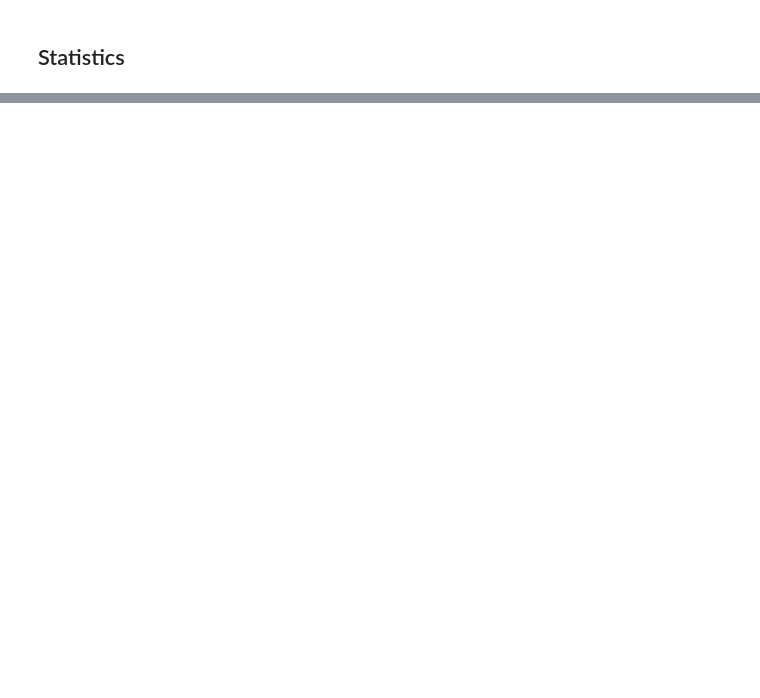
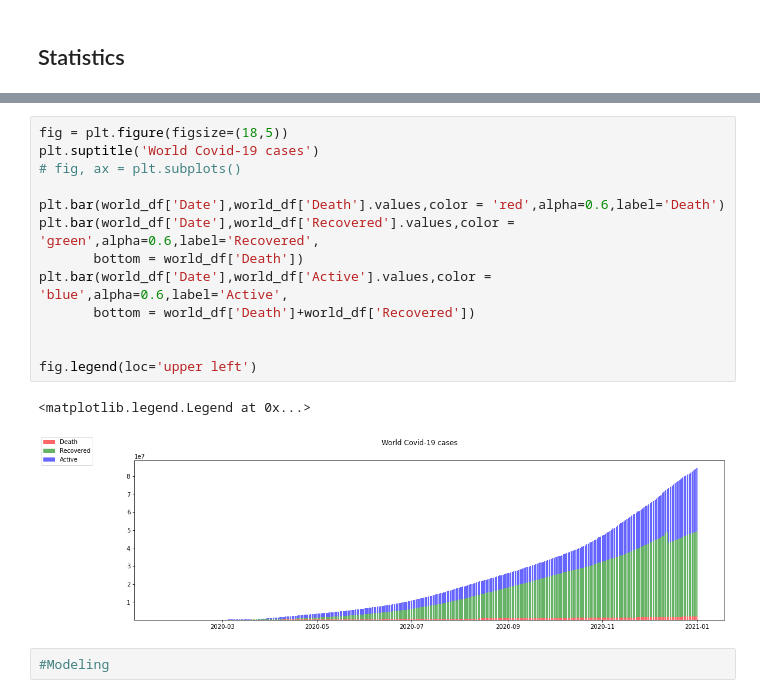
Before and after one commit to n-Faiz/WQD7006_ML_Covid19, a Jupyter notebook: Covid-19 Analysis & Machine learning.ipynb, the cells around one changed output, grey strips where cells are left out. Saved outputs shown, nothing was run; the diff lists cells and outputs as text; blank space fills up the shorter version.

```diff
--- a/Covid-19 Analysis & Machine learning.ipynb
+++ b/Covid-19 Analysis & Machine learning.ipynb
@@ -346,0 +488,18 @@ latest_df.sort_values(col,ascending = False).head(10)
+# %%
+fig = plt.figure(figsize=(18,5))
+plt.suptitle('World Covid-19 cases')
+# fig, ax = plt.subplots()
+
+plt.bar(world_df['Date'],world_df['Death'].values,color = 'red',alpha=0.6,label='Death')
+plt.bar(world_df['Date'],world_df['Recovered'].values,color = 'green',alpha=0.6,label='Recovered',
+       bottom = world_df['Death'])
+plt.bar(world_df['Date'],world_df['Active'].values,color = 'blue',alpha=0.6,label='Active',
+       bottom = world_df['Death']+world_df['Recovered'])
+
+
+fig.legend(loc='upper left')
+# %% [output]
+<matplotlib.legend.Legend at 0x...>
+[figure, added]
+# %%
+#Modeling
```
Also changed, not shown: parts of 33 cells of this notebook.
